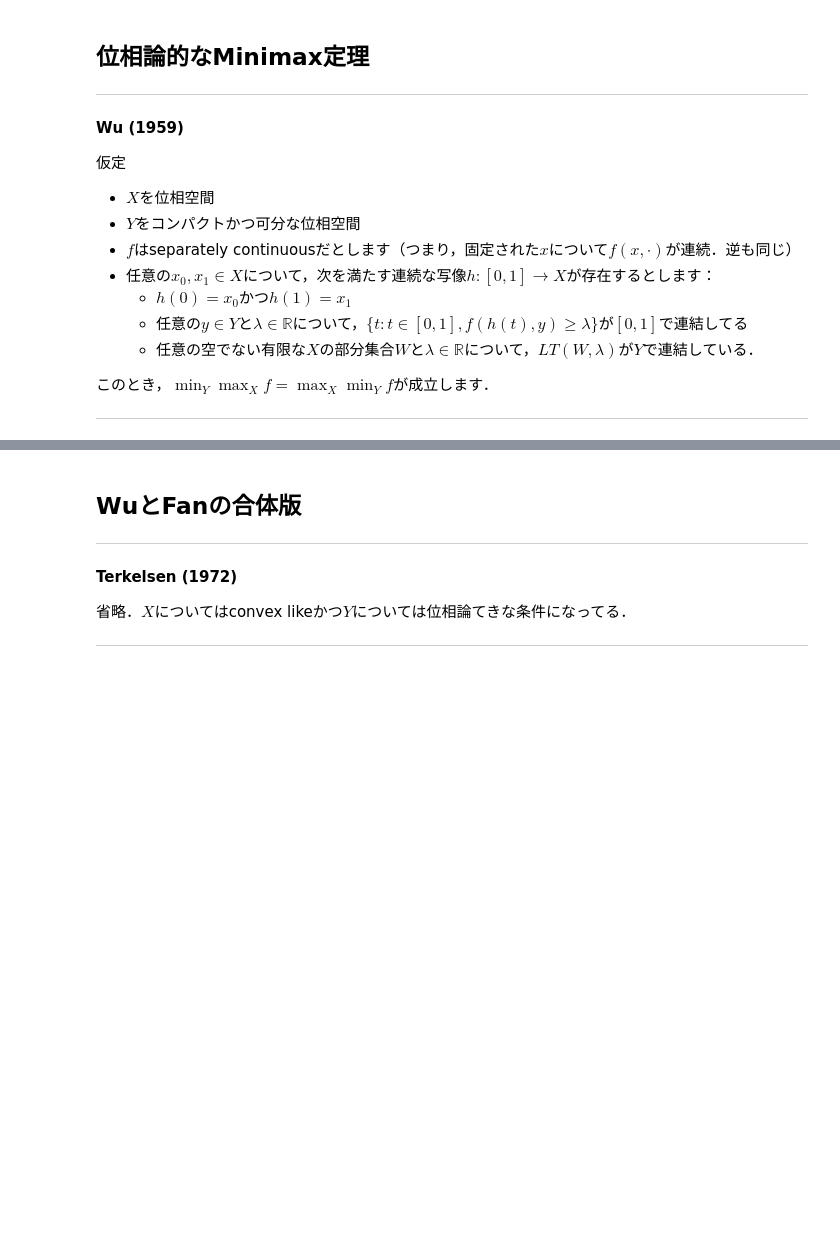
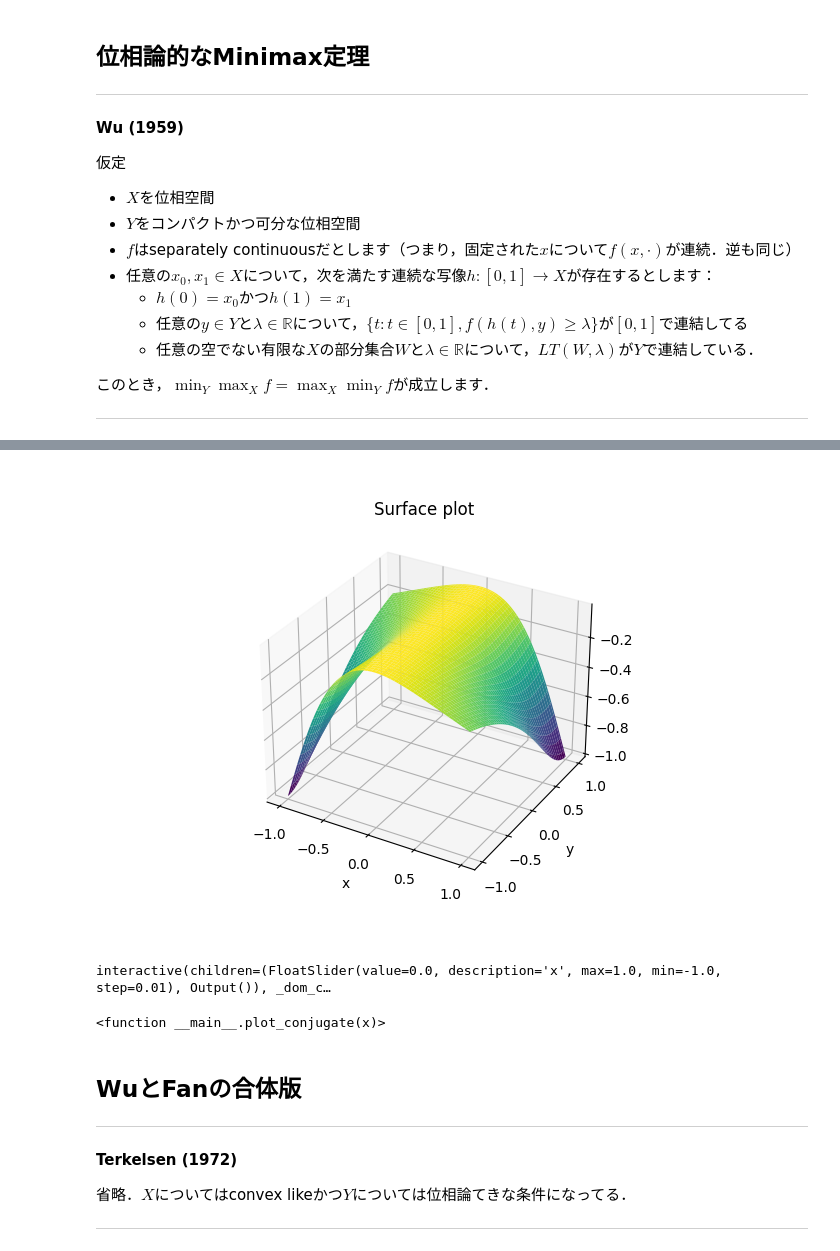
Before and after one commit to syuntoku14/Shumi-Note, a Jupyter notebook: notebooks/MATH_minimax_theorems.ipynb, the cells around one changed output, grey strips where cells are left out. Drawn from its saved outputs; the diff is of its cells as text; code cells hidden in the pictures; blank space fills up the shorter version.

```diff
--- a/notebooks/MATH_minimax_theorems.ipynb
+++ b/notebooks/MATH_minimax_theorems.ipynb
@@ -141,3 +268,58 @@ $$
+# %%
+%matplotlib widget
+
+from mpl_toolkits import mplot3d
+import numpy as np
+import matplotlib.pyplot as plt
+
+x = np.outer(np.linspace(-1, 1, 100), np.ones(100))
+y = x.copy().T # transpose
+z = - x**2 / ((x - y) ** 2 + 1)
+
+fig = plt.figure()
+ax = plt.axes(projection='3d')
+
+ax.plot_surface(x, y, z,cmap='viridis', edgecolor='none')
+ax.set_title('Surface plot')
+plt.xlabel("x")
+plt.ylabel("y")
+plt.show()
+# %% [output]
+[figure, added]
+# %%
+import numpy as np
+import matplotlib.pyplot as plt
+from ipywidgets import interact
+
+ys = np.linspace(-1, 1, 1000)
+z = lambda x, y: - x**2 / ((x - y) ** 2 + 1)
+
+
+def plot_conjugate(x):
+    plt.figure(figsize=(8, 6))
+    plt.subplot(1, 1, 1)
+    plt.plot(ys, z(x, ys))
+
+    y1 = -1
+    y2 = 1
+    z1, z2 = z(x, y1), z(x, y2)
+    plt.scatter(y1, z1, color="red", label="y1")
+    plt.scatter(y2, z2, color="red", label="y2")
+    plt.plot((y1, y2), (z1, z2), color="red")
+    lam = 0.5
+    plt.scatter(lam * y1 + (1 - lam) * y2, lam * z1 + (1 - lam) * z2, color="red", label=r"$0.5 \cdot f(x, y_1) + 0.5 \cdot f(x, y_2)=$" + f"{lam * z1 + (1 - lam) * z2}")
+
+    plt.grid()
+    plt.xlim(-1, 1)
+    plt.xlabel("y")
+    plt.ylabel("z")
+    plt.legend()
+    plt.show()
+
+interact(plot_conjugate, x=(-1.0, 1.0, 0.01))
+# %% [output]
+interactive(children=(FloatSlider(value=0.0, description='x', max=1.0, min=-1.0, step=0.01), Output()), _dom_c…
+<function __main__.plot_conjugate(x)>
 # %% [markdown]
 ## WuとFanの合体版
 
```
Also changed, not shown: parts of 4 cells of this notebook, 1 other file.
